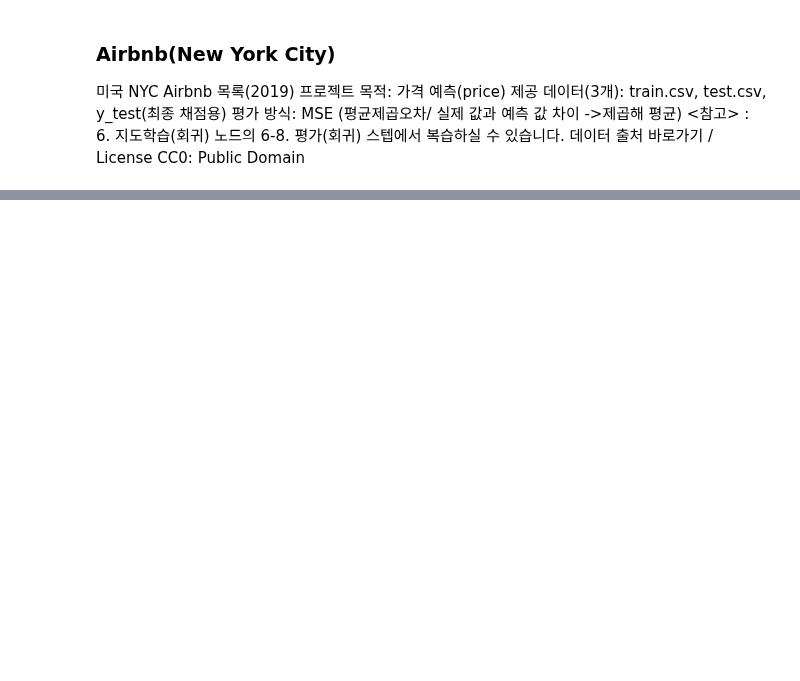
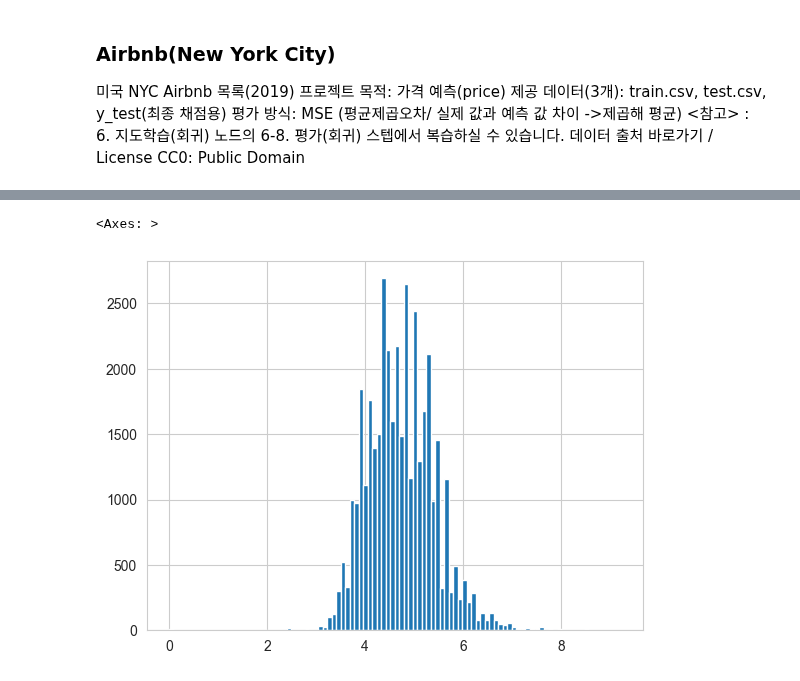
Before and after one commit to tomatojams/python_project, a Jupyter notebook: 모두의 연구소 3개월 집중 AI/3주차-8 머신러닝프로젝트.ipynb, the cells around one changed output, grey strips where cells are left out. Saved outputs shown, nothing was run; the diff lists cells and outputs as text; code cells hidden in the pictures; blank space fills up the shorter version.

```diff
--- a/모두의 연구소 3개월 집중 AI/3주차-8 머신러닝프로젝트.ipynb
+++ b/모두의 연구소 3개월 집중 AI/3주차-8 머신러닝프로젝트.ipynb
@@ -17,0 +100,11 @@ test = pd.read_csv('data/test.csv')
+# %%
+# target(describe)
+import numpy as np
+
+train['price'].describe()
+
+train['price'] = np.log1p(train['price'])
+train['price'].hist(bins=100)
+# %% [output]
+<Axes: >
+[figure, added]
```
Also changed, not shown: parts of 26 cells of this notebook.
